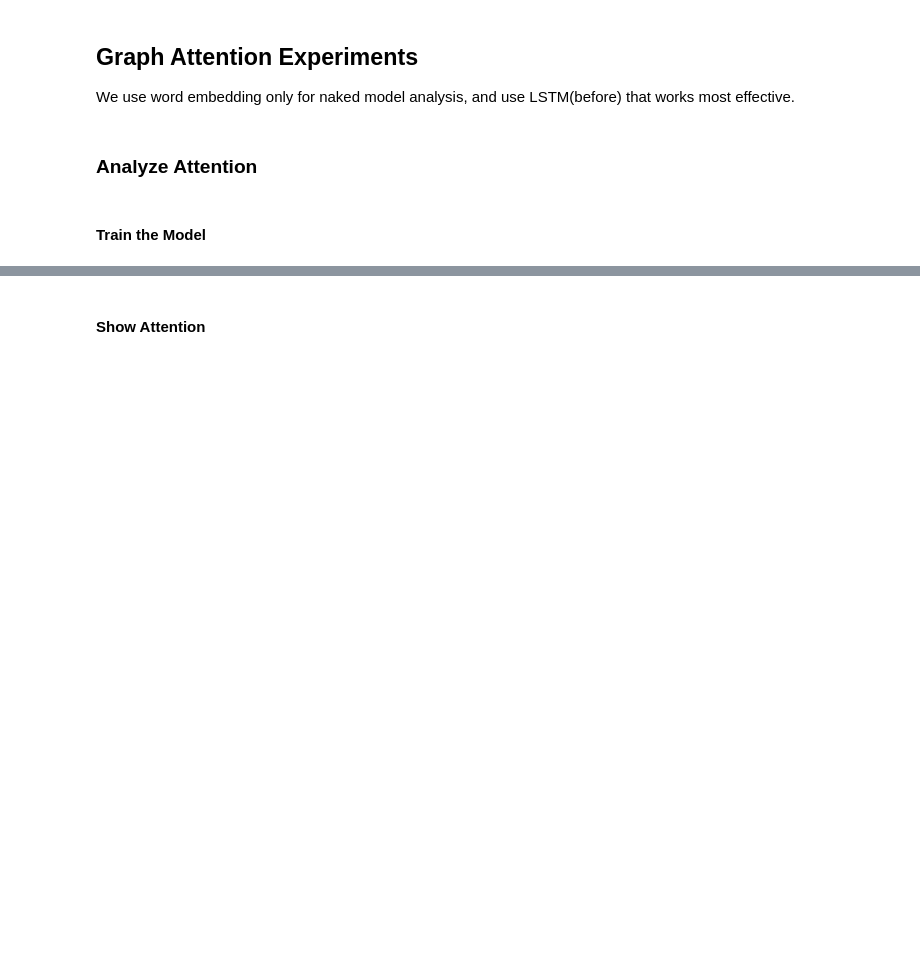
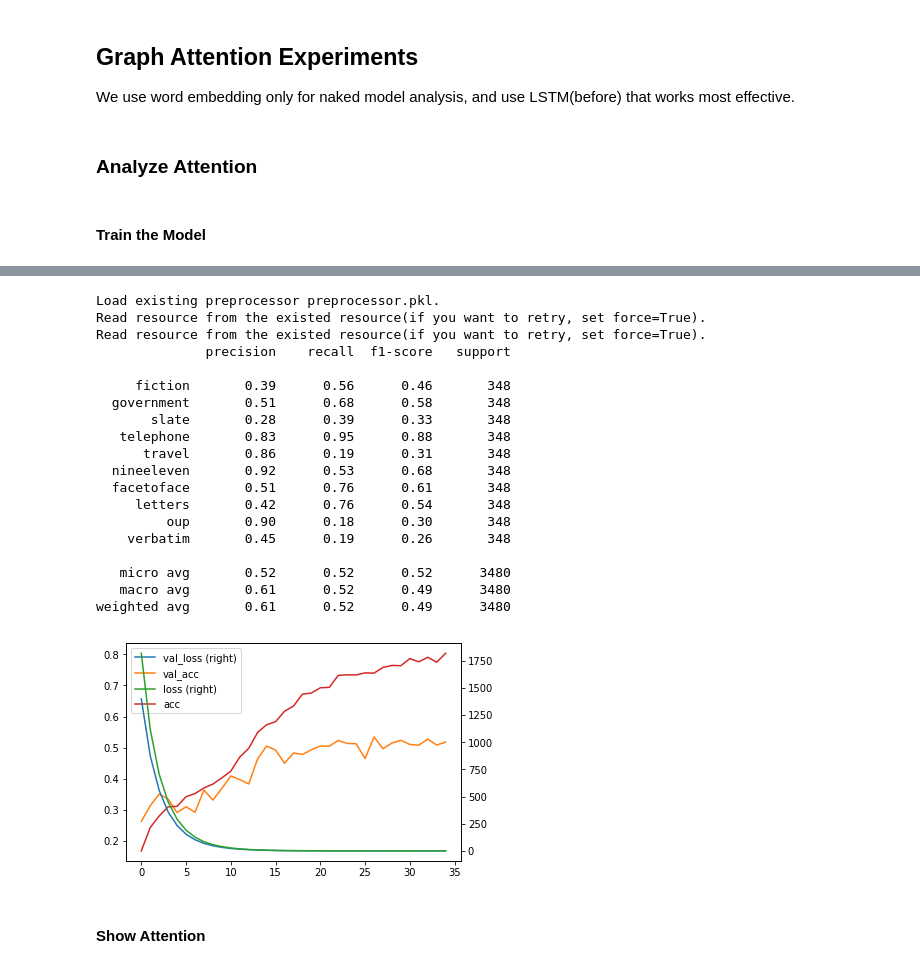
Before and after one commit to icoxfog417/graph-convolution-nlp, a Jupyter notebook: experiments/classification/model_analysis_for_attention.ipynb, the cells around one changed output, grey strips where cells are left out. Cells and saved outputs as stored; diff of their text form; code cells hidden in the pictures; blank space fills up the shorter version.

```diff
--- a/experiments/classification/model_analysis_for_attention.ipynb
+++ b/experiments/classification/model_analysis_for_attention.ipynb
@@ -129,3 +136,26 @@ weighted avg       0.17      0.23      0.17      3480
+# %%
+model_st, drawer_st = experiment("static", lstm=None)
+# %% [output]
+Load existing preprocessor preprocessor.pkl.
+Read resource from the existed resource(if you want to retry, set force=True).
+Read resource from the existed resource(if you want to retry, set force=True).
+              precision    recall  f1-score   support
+
+     fiction       0.39      0.56      0.46       348
+  government       0.51      0.68      0.58       348
+       slate       0.28      0.39      0.33       348
+   telephone       0.83      0.95      0.88       348
+      travel       0.86      0.19      0.31       348
+  nineeleven       0.92      0.53      0.68       348
+  facetoface       0.51      0.76      0.61       348
+     letters       0.42      0.76      0.54       348
+         oup       0.90      0.18      0.30       348
+    verbatim       0.45      0.19      0.26       348
+
+   micro avg       0.52      0.52      0.52      3480
+   macro avg       0.61      0.52      0.49      3480
+weighted avg       0.61      0.52      0.49      3480
+[figure, added]
 # %% [markdown]
 #### Show Attention
 # %%
```
Also changed, not shown: parts of 12 cells of this notebook, 11 other files.
